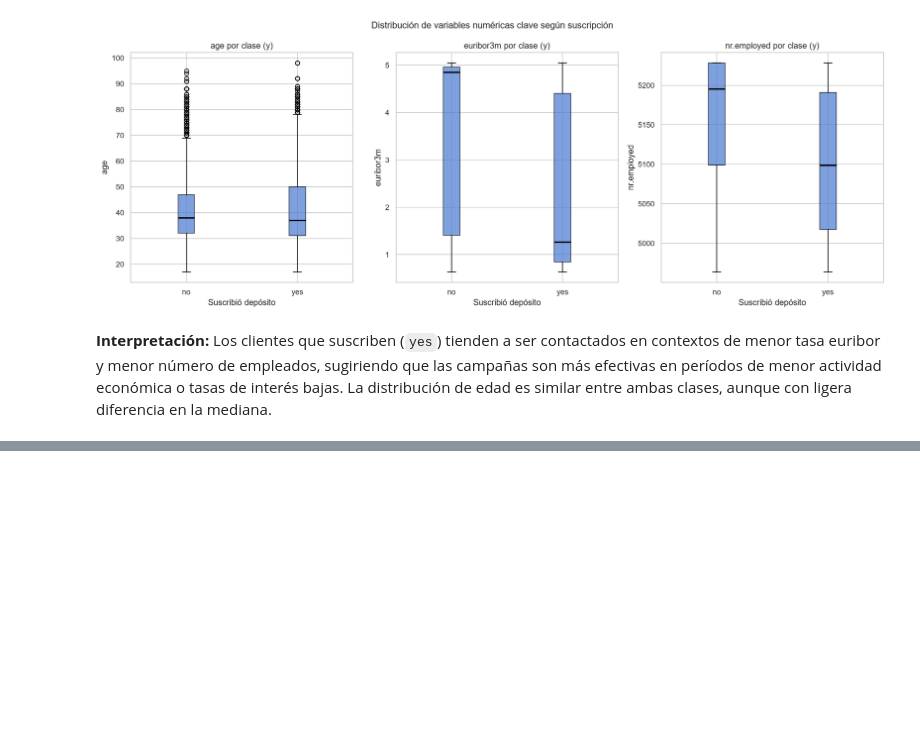
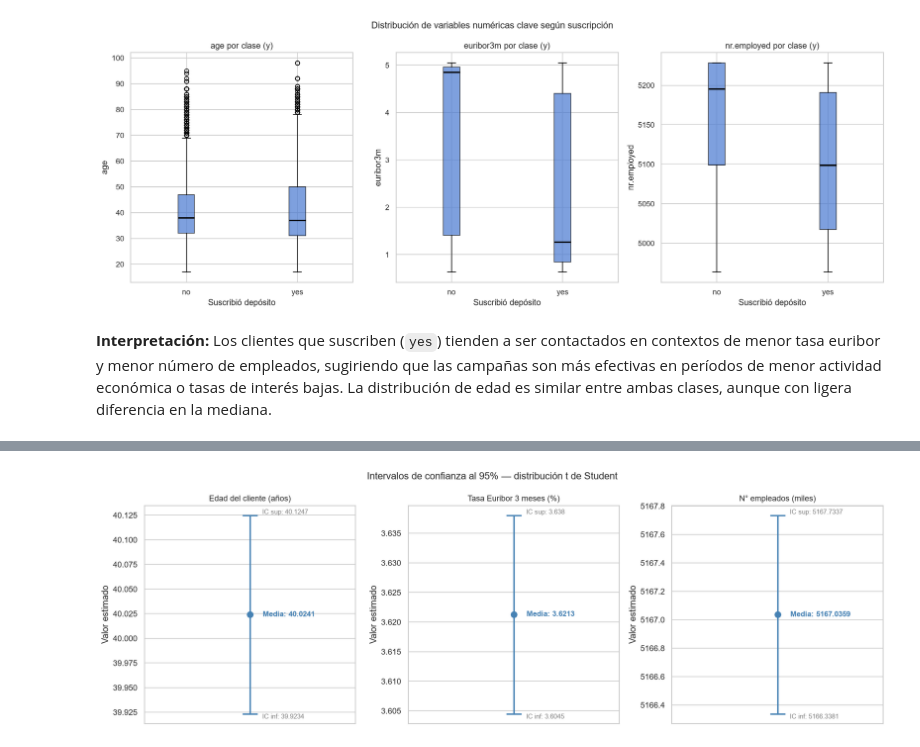
Before and after one commit to k1ngdom0fbullsh1t/proyecto-grupo4-mcdi501, a Jupyter notebook: notebooks/f1_definicion/F1_Definicion.ipynb, the cells around one changed output, grey strips where cells are left out. Drawn from its saved outputs; the diff is of its cells as text; code cells hidden in the pictures; blank space fills up the shorter version.

Commit message:
feat(f1): agregar seccion 3 estimacion puntual e intervalos de confianza (ID1.3)

```diff
--- a/notebooks/f1_definicion/F1_Definicion.ipynb
+++ b/notebooks/f1_definicion/F1_Definicion.ipynb
@@ -391,0 +397,25 @@ plt.show()
+# %%
+def intervalo_confianza(serie, confianza=0.95):
+    n    = len(serie)
+    media = serie.mean()
+    se   = stats.sem(serie)
+    ic   = stats.t.interval(confianza, df=n-1, loc=media, scale=se)
+    return {'n': n, 'media': round(media, 4), 'desv_est': round(serie.std(), 4),
+            'error_est': round(se, 4), 'IC_inf': round(ic[0], 4), 'IC_sup': round(ic[1], 4),
+            'amplitud': round(ic[1] - ic[0], 4)}
+
+vars_ic = {'age': 'Edad del cliente (años)',
+           'euribor3m': 'Tasa Euribor 3 meses (%)',
+           'nr.employed': 'N\u00b0 empleados (miles)'}
+
+resultados_ic = {}
+for col, etiqueta in vars_ic.items():
+    r = intervalo_confianza(df_clean[col])
+    resultados_ic[col] = r
+    print(f'\n{etiqueta}')
+    print(f'  n          : {r["n"]:,}')
+    print(f'  Media      : {r["media"]}')
+    print(f'  Desv. est. : {r["desv_est"]}')
+    print(f'  Error est. : {r["error_est"]}')
+    print(f'  IC 95%     : [{r["IC_inf"]}, {r["IC_sup"]}]')
+    print(f'  Amplitud   : {r["amplitud"]}')
@@ -391,0 +440,21 @@ plt.show()
+# %%
+fig, axes = plt.subplots(1, 3, figsize=(15, 5))
+
+for i, (col, etiqueta) in enumerate(vars_ic.items()):
+    r  = resultados_ic[col]
+    ax = axes[i]
+    ax.errorbar(0, r['media'], yerr=[[r['media'] - r['IC_inf']], [r['IC_sup'] - r['media']]],
+                fmt='o', color='steelblue', capsize=10, capthick=2, markersize=8, linewidth=2)
+    ax.set_xlim(-0.5, 0.5)
+    ax.set_xticks([])
+    ax.set_title(etiqueta, fontsize=11)
+    ax.set_ylabel('Valor estimado')
+    ax.text(0.05, r['IC_sup'], f" IC sup: {r['IC_sup']}", va='bottom', fontsize=9, color='gray')
+    ax.text(0.05, r['IC_inf'], f" IC inf: {r['IC_inf']}", va='top',    fontsize=9, color='gray')
+    ax.text(0.05, r['media'], f" Media: {r['media']}",  va='center',   fontsize=10, color='steelblue', fontweight='bold')
+
+fig.suptitle('Intervalos de confianza al 95% \u2014 distribuci\u00f3n t de Student', fontsize=13)
+plt.tight_layout()
+plt.show()
+# %% [output]
+[figure, added]
```
Also changed, not shown: parts of 3 cells of this notebook.
